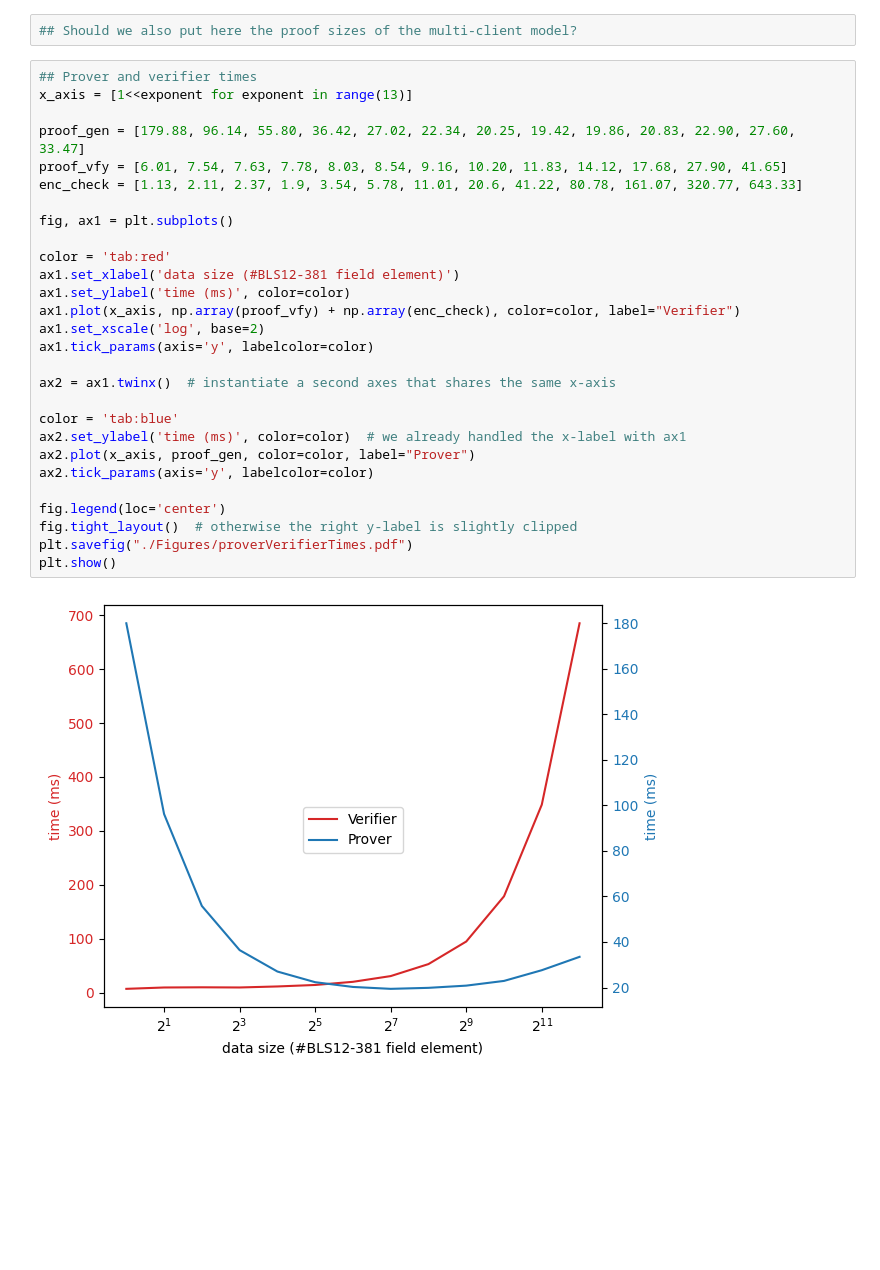
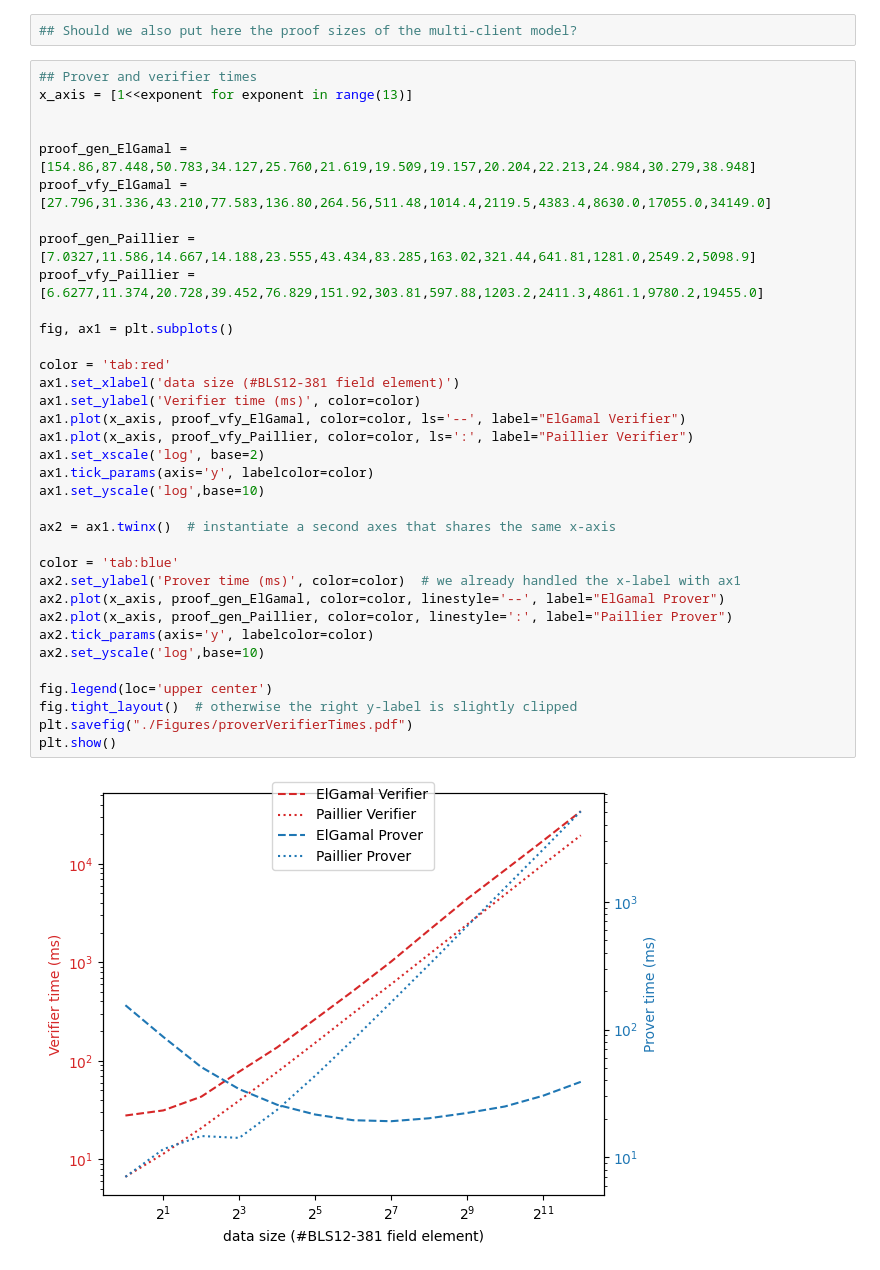
Before and after one commit to PopcornPaws/fde, a Jupyter notebook: benches/ourPlots.ipynb, the cells around one changed output. Saved outputs shown, nothing was run; the diff lists cells and outputs as text; blank space fills up the shorter version.

Commit message:
Iterated on the figures

```diff
--- a/benches/ourPlots.ipynb
+++ b/benches/ourPlots.ipynb
@@ -33,30 +33,37 @@ plt.show()
 # %%
 ## Prover and verifier times
 x_axis = [1<<exponent for exponent in range(13)]
 
-proof_gen = [179.88, 96.14, 55.80, 36.42, 27.02, 22.34, 20.25, 19.42, 19.86, 20.83, 22.90, 27.60, 33.47]
-proof_vfy = [6.01, 7.54, 7.63, 7.78, 8.03, 8.54, 9.16, 10.20, 11.83, 14.12, 17.68, 27.90, 41.65]
-enc_check = [1.13, 2.11, 2.37, 1.9, 3.54, 5.78, 11.01, 20.6, 41.22, 80.78, 161.07, 320.77, 643.33]
+
+proof_gen_ElGamal = [154.86,87.448,50.783,34.127,25.760,21.619,19.509,19.157,20.204,22.213,24.984,30.279,38.948]
+proof_vfy_ElGamal = [27.796,31.336,43.210,77.583,136.80,264.56,511.48,1014.4,2119.5,4383.4,8630.0,17055.0,34149.0]
+
+proof_gen_Paillier = [7.0327,11.586,14.667,14.188,23.555,43.434,83.285,163.02,321.44,641.81,1281.0,2549.2,5098.9]
+proof_vfy_Paillier = [6.6277,11.374,20.728,39.452,76.829,151.92,303.81,597.88,1203.2,2411.3,4861.1,9780.2,19455.0]
 
 fig, ax1 = plt.subplots()
 
 color = 'tab:red'
 ax1.set_xlabel('data size (#BLS12-381 field element)')
-ax1.set_ylabel('time (ms)', color=color)
-ax1.plot(x_axis, np.array(proof_vfy) + np.array(enc_check), color=color, label="Verifier")
+ax1.set_ylabel('Verifier time (ms)', color=color)
+ax1.plot(x_axis, proof_vfy_ElGamal, color=color, ls='--', label="ElGamal Verifier")
+ax1.plot(x_axis, proof_vfy_Paillier, color=color, ls=':', label="Paillier Verifier")
 ax1.set_xscale('log', base=2)
 ax1.tick_params(axis='y', labelcolor=color)
+ax1.set_yscale('log',base=10)
 
 ax2 = ax1.twinx()  # instantiate a second axes that shares the same x-axis
 
 color = 'tab:blue'
-ax2.set_ylabel('time (ms)', color=color)  # we already handled the x-label with ax1
-ax2.plot(x_axis, proof_gen, color=color, label="Prover")
+ax2.set_ylabel('Prover time (ms)', color=color)  # we already handled the x-label with ax1
+ax2.plot(x_axis, proof_gen_ElGamal, color=color, linestyle='--', label="ElGamal Prover")
+ax2.plot(x_axis, proof_gen_Paillier, color=color, linestyle=':', label="Paillier Prover")
 ax2.tick_params(axis='y', labelcolor=color)
+ax2.set_yscale('log',base=10)
 
-fig.legend(loc='center')
+fig.legend(loc='upper center')
 fig.tight_layout()  # otherwise the right y-label is slightly clipped
 plt.savefig("./Figures/proverVerifierTimes.pdf")
 plt.show()
 # %% [output]
-[figure, old version]
+[figure, new version]
```
Also changed, not shown: 1 other file.
